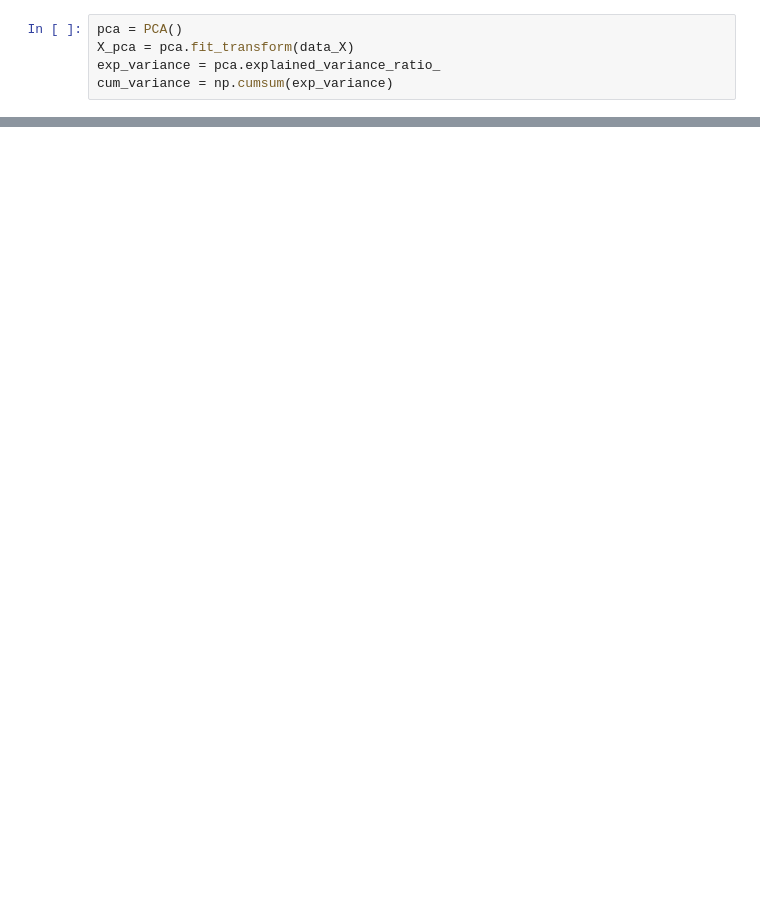
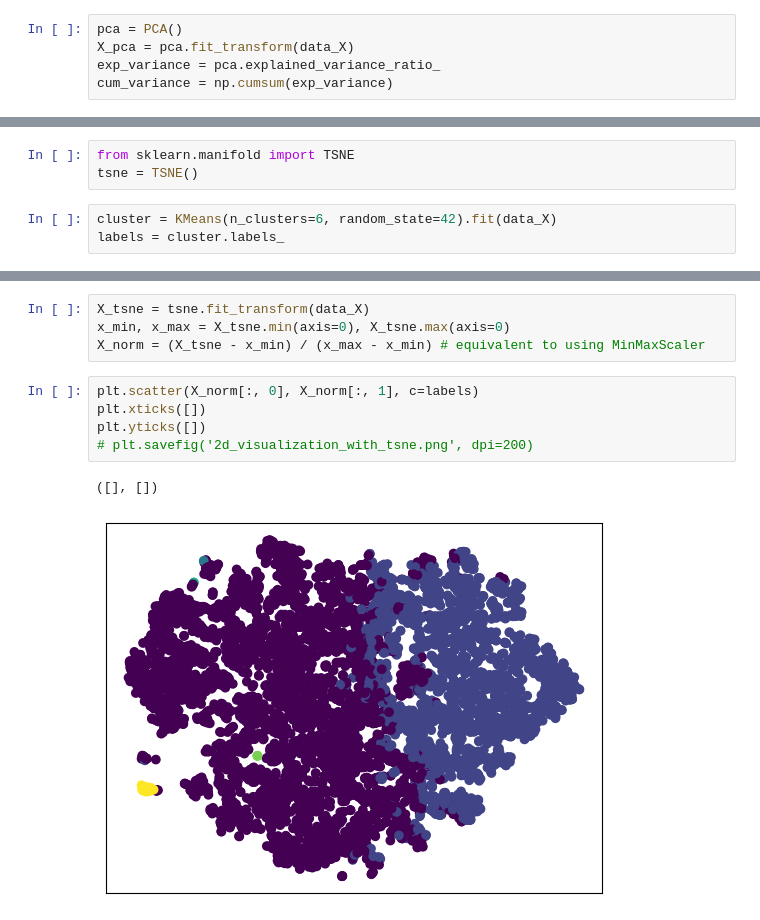
Before and after one commit to Mr-Wonderfool/Company-Bankruptcy-Prediction, a Jupyter notebook: models/PCA.ipynb, the cells around one changed output, grey strips where cells are left out. Drawn from its saved outputs; the diff is of its cells as text; blank space fills up the shorter version.

```diff
--- a/models/PCA.ipynb
+++ b/models/PCA.ipynb
@@ -46,0 +46,6 @@ array([0.13346977, 0.2056073 , 0.25597415, 0.30321898, 0.34556616,
+# %%
+from sklearn.manifold import TSNE
+tsne = TSNE()
+# %%
+cluster = KMeans(n_clusters=6, random_state=42).fit(data_X)
+labels = cluster.labels_
@@ -46,0 +56,12 @@ array([0.13346977, 0.2056073 , 0.25597415, 0.30321898, 0.34556616,
+# %%
+X_tsne = tsne.fit_transform(data_X)
+x_min, x_max = X_tsne.min(axis=0), X_tsne.max(axis=0)
+X_norm = (X_tsne - x_min) / (x_max - x_min) # equivalent to using MinMaxScaler
+# %%
+plt.scatter(X_norm[:, 0], X_norm[:, 1], c=labels)
+plt.xticks([])
+plt.yticks([])
+# plt.savefig('2d_visualization_with_tsne.png', dpi=200)
+# %% [output]
+([], [])
+[figure, added]
```
Also changed, not shown: parts of 7 cells of this notebook, 7 other files.
